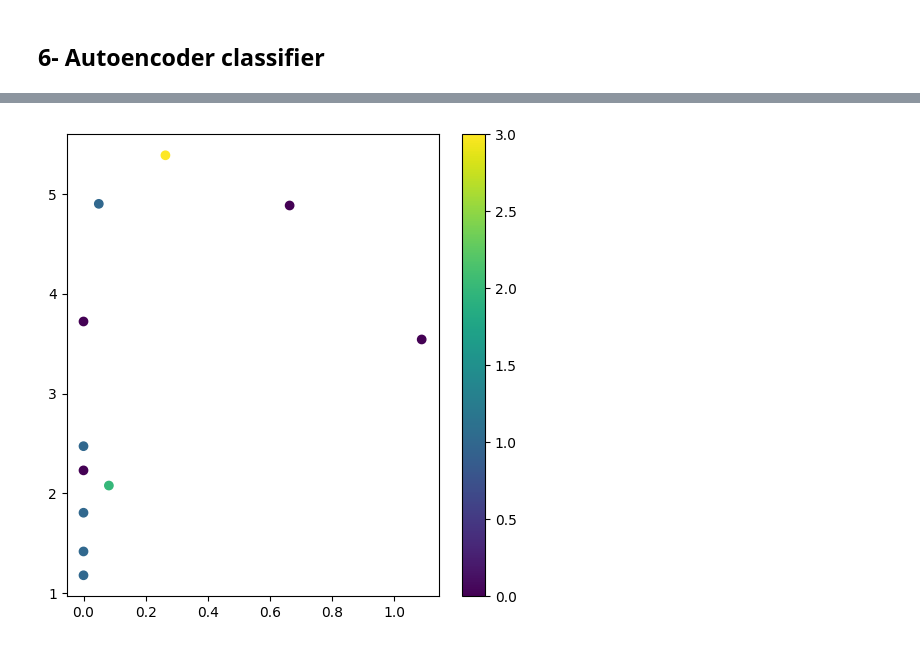
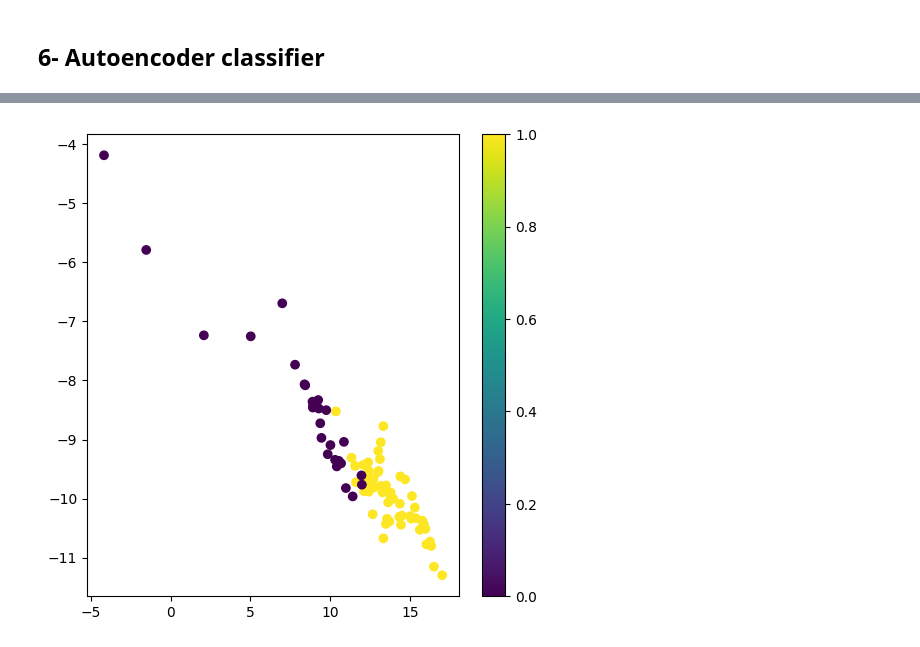
Before and after one commit to AmineBAA/Deep-Insights_Neural-Network, a Jupyter notebook: Resnet_TorchVision_Interpret.ipynb, the cells around one changed output, grey strips where cells are left out. Cells and saved outputs as stored; diff of their text form; code cells hidden in the pictures.

```diff
--- a/Resnet_TorchVision_Interpret.ipynb
+++ b/Resnet_TorchVision_Interpret.ipynb
@@ -331,0 +409,2 @@ x_train.shape[1]
+# %%
+y_concept=np.concatenate((y_train, y_train_bis))
@@ -340,13 +423,23 @@ import tensorflow as tf
 from keras import regularizers
 # %%
 encoding_dim=2
-input=x_train.shape[1]
+input=x_concept.shape[1]
 # Deep NN
 input_img = keras.Input(shape=(input,))
-encoded = layers.Dense(128, activation='relu')(input_img)
-encoded = layers.Dense(encoding_dim, activation='relu')(encoded)
+encoded = layers.Dense(200, activation='relu')(input_img)
+encoded = layers.Dense(150, activation='relu')(encoded)
+encoded = layers.Dense(100, activation='relu')(encoded)
+encoded = layers.Dense(50, activation='relu')(encoded)
+encoded = layers.Dense(20, activation='relu')(encoded)
+encoded = layers.Dense(10, activation='relu')(encoded)
+encoded = layers.Dense(encoding_dim, activation='linear')(encoded)
 
-decoded = layers.Dense(128, activation='relu')(encoded)
+decoded = layers.Dense(10, activation='relu')(encoded)
+decoded = layers.Dense(20, activation='relu')(decoded)
+decoded = layers.Dense(50, activation='relu')(decoded)
+decoded = layers.Dense(100, activation='relu')(decoded)
+decoded = layers.Dense(150, activation='relu')(decoded)
+decoded = layers.Dense(200, activation='relu')(decoded)
 decoded = layers.Dense(x_train.shape[1], activation='sigmoid')(decoded)
 # %%
 autoencoder = keras.Model(input_img, decoded)
@@ -375,10 +466,10 @@ _________________________________________________________________
 # %%
 autoencoder.compile(optimizer='adam', loss='binary_crossentropy')
 # %%
-autoencoder.fit(x_train, x_train,
-                epochs=20,
+autoencoder.fit(x_concept, x_concept,
+                epochs=500,
                 batch_size=256,
                 shuffle=True,
-                validation_data=(x_train, x_train)
+                validation_data=(x_concept, x_concept)
                 )
 # %% [output]
@@ -405,5 +496,5 @@ Epoch 20/20
 # Note that we take them from the *test* set
 # This model maps an input to its encoded representation
 encoder = keras.Model(input_img, encoded)
-encoded_imgs = encoder.predict(x_train)
+encoded_imgs = encoder.predict(x_concept)
 # %% [output]
@@ -411,9 +503,9 @@ encoded_imgs = encoder.predict(x_train)
 # %%
 plt.figure(figsize=(6, 6))
-plt.scatter(encoded_imgs[:, 0], encoded_imgs[:, 1], c=y_train)
+plt.scatter(encoded_imgs[:, 0], encoded_imgs[:, 1], c=y_concept)
 plt.colorbar()
 plt.show()
 # %% [output]
-[figure, old version]
+[figure, new version]
 # %%
 encoded_imgs
```
Also changed, not shown: parts of 57 cells of this notebook.
